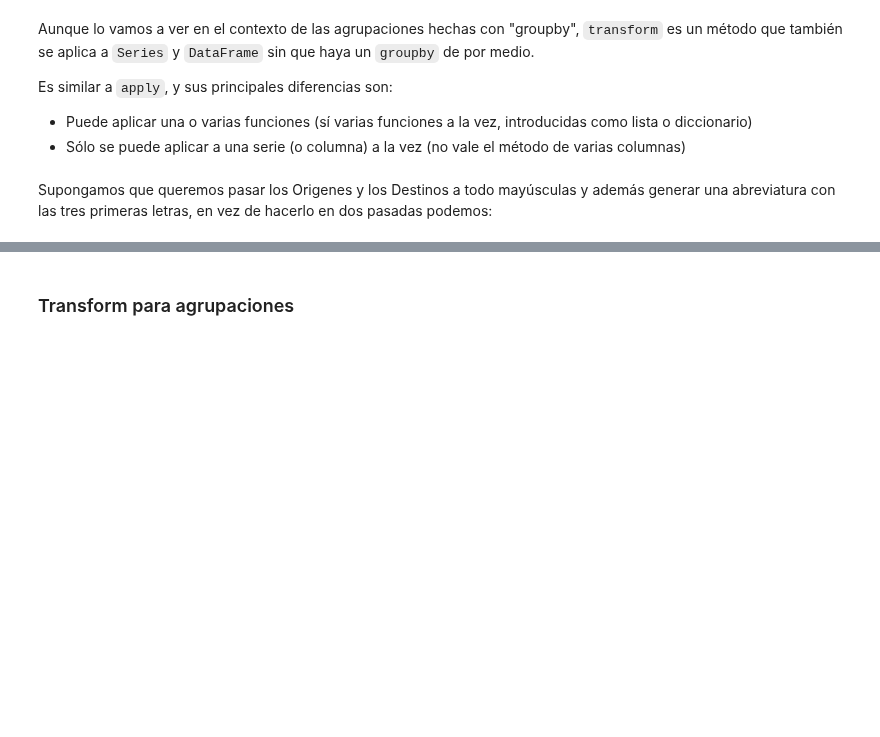
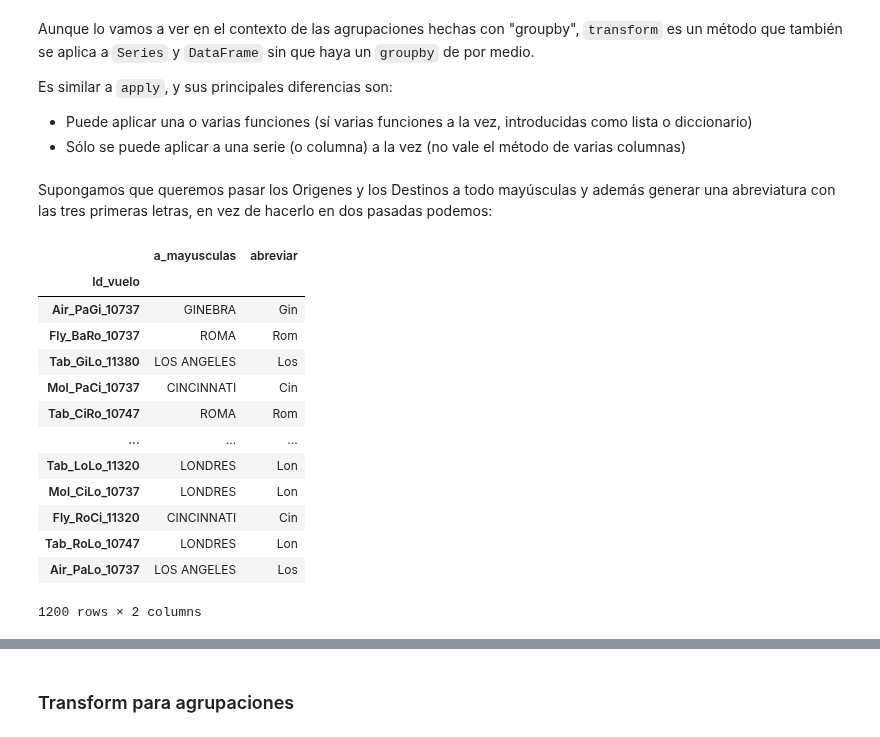
Before and after one commit to RobertoPE1/DS_ONLINE_ROBERTO, a Jupyter notebook: 02_Herramientas_Avanzadas/Sprint_04/Unidad_02_Pandas_II/01_Workout/11_Transform.ipynb, the cells around one changed output, grey strips where cells are left out. Cells and saved outputs as stored; diff of their text form; code cells hidden in the pictures; blank space fills up the shorter version.

```diff
--- a/02_Herramientas_Avanzadas/Sprint_04/Unidad_02_Pandas_II/01_Workout/11_Transform.ipynb
+++ b/02_Herramientas_Avanzadas/Sprint_04/Unidad_02_Pandas_II/01_Workout/11_Transform.ipynb
@@ -24,3 +24,20 @@ def a_mayusculas(valor):
     return valor.upper()
 def abreviar(valor):
     return valor[0:3]
+# %%
+df_aviones["Destino"].transform([a_mayusculas,abreviar])
+# %% [output]
+|  | a_mayusculas | abreviar |
+| Id_vuelo |  |  |
+| Air_PaGi_10737 | GINEBRA | Gin |
+| Fly_BaRo_10737 | ROMA | Rom |
+| Tab_GiLo_11380 | LOS ANGELES | Los |
+| Mol_PaCi_10737 | CINCINNATI | Cin |
+| Tab_CiRo_10747 | ROMA | Rom |
+| ... | ... | ... |
+| Tab_LoLo_11320 | LONDRES | Lon |
+| Mol_CiLo_10737 | LONDRES | Lon |
+| Fly_RoCi_11320 | CINCINNATI | Cin |
+| Tab_RoLo_10747 | LONDRES | Lon |
+| Air_PaLo_10737 | LOS ANGELES | Los |
+1200 rows × 2 columns
```
Also changed, not shown: parts of 9 cells of this notebook.
